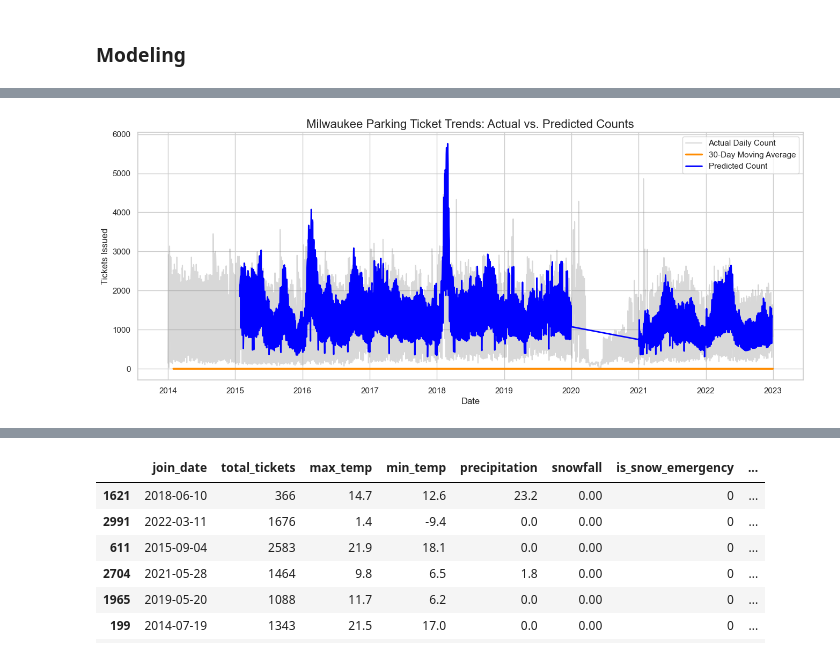
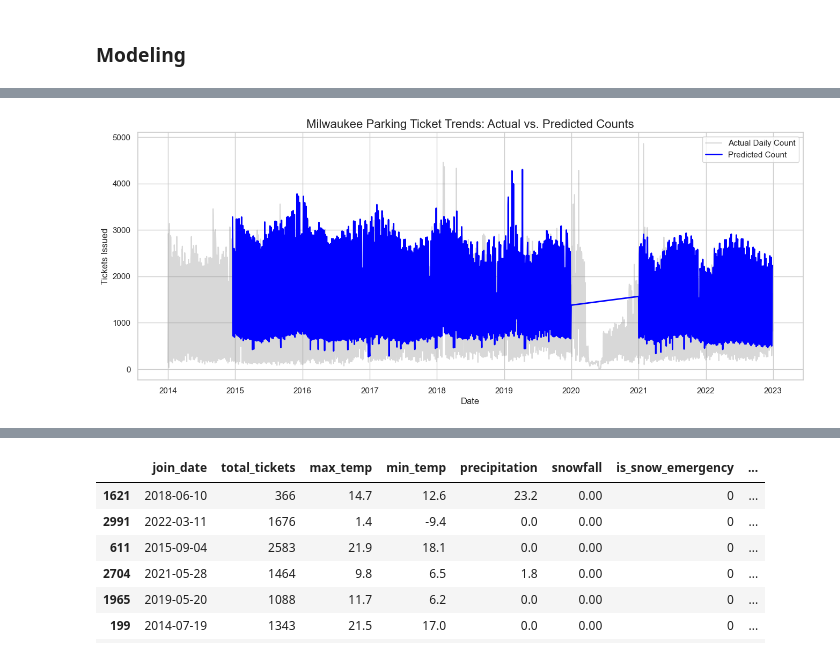
Before and after one commit to johneckberg/Milwaukee-Ticket-Data-Analysis, a Jupyter notebook: parking_final_project.ipynb, the cells around one changed output, grey strips where cells are left out. Drawn from its saved outputs; the diff is of its cells as text; code cells hidden in the pictures.

Commit message:
shifted stuff around, fixed cos and sine encoding and shifted rolling average to prevent data leakage

```diff
--- a/parking_final_project.ipynb
+++ b/parking_final_project.ipynb
@@ -337,7 +337,7 @@ Sunday is very CLEARLY the least Ticketed day, followed by Monday!
 daily_summary_df = daily_summary_df.sort_values('join_date').reset_index(drop=True)
 
 # Calculate the 30-day moving average  [a single day's ticket total and 29 days prior to that Averaged]
-daily_summary_df['rolling_30d_avg'] = daily_summary_df['total_tickets'].rolling(window=30).mean()
+daily_summary_df['rolling_30d_avg'] = daily_summary_df['total_tickets'].rolling(window=30).mean().shift(1)  # Shift by 1 to avoid look-ahead bias
 
 
 plt.figure(figsize=(16, 6))
@@ -701,8 +701,15 @@ print(vif_df)
 # month_sin, month_cos, weekday_sin, weekday_cos
 daily_summary_df['month_sin'] = np.sin(2 * np.pi * daily_summary_df['Month'] / 12)
 daily_summary_df['month_cos'] = np.cos(2 * np.pi * daily_summary_df['Month'] / 12)
-daily_summary_df['weekday_sin'] = np.sin(2 * np.pi * daily_summary_df['Day'] / 7)
-daily_summary_df['weekday_cos'] = np.cos(2 * np.pi * daily_summary_df['Day'] / 7)
+# map WeekDay to integer
+weekday_map = {'Monday': 0, 'Tuesday': 1, 'Wednesday': 2, 'Thursday': 3, 'Friday': 4, 'Saturday': 5, 'Sunday': 6}
+daily_summary_df['WeekDay_num'] = daily_summary_df['WeekDay'].map(weekday_map)
+daily_summary_df['weekday_sin'] = np.sin(2 * np.pi * daily_summary_df['WeekDay_num'] / 7)
+daily_summary_df['weekday_cos'] = np.cos(2 * np.pi * daily_summary_df['WeekDay_num'] / 7)
+
+# map day of month to cyclical features as well?
+daily_summary_df['day_sin'] = np.sin(2 * np.pi * daily_summary_df['Day'] / 31)
+daily_summary_df['day_cos'] = np.cos(2 * np.pi * daily_summary_df['Day'] / 31)
 
 # normalize the numerical features (min-max scaling)
 from sklearn.preprocessing import MinMaxScaler
@@ -738,7 +745,7 @@ target = 'total_tickets'
 model_df = daily_summary_df[daily_summary_df['Year'] != 2020].dropna(subset=features + [target]).copy()
 
 # rolling window cross-validation
-n_splits = 7
+n_splits = 8
 window_size = int(len(model_df) / (n_splits + 1))
 
 pearson_stats = []
@@ -780,6 +787,8 @@ for i in range(n_splits):
     loss_values.append(result.llf)
 
     # debugging print if y_pred has nans
+    # The predicted_tickets column is NaN for the first year because of how rolling window cross-validation is set up
+
     if np.isnan(y_pred).any():
         print(f"Warning: NaNs detected in y_pred for fold {i+1}. Indices: {np.where(np.isnan(y_pred))[0]}")
 
@@ -831,0 +842,5 @@ Fold 7: Pearson/df = 0.78, Deviance/df = 0.93, NMSE = 0.1346, Final Log-Likeliho
+# %%
+# model.summary()
+# model_df.head()
+daily_summary_df = daily_summary_df.sort_values('join_date').reset_index(drop=True)
+daily_summary_df.head(30)
@@ -832,27 +959,26 @@ Fold 7: Pearson/df = 0.78, Deviance/df = 0.93, NMSE = 0.1346, Final Log-Likeliho
 # %%
 # overlay the logged prediction counts with the actual daily ticket values
 # this didnt work very well
 import matplotlib.pyplot as plt
 import seaborn as sns
 import numpy as np
 
 # ensure dataframe is sorted by date
 daily_summary_df = daily_summary_df.sort_values('join_date').reset_index(drop=True)
 
 
 # plot actual daily counts and overlay predicted counts (assume predicted_tickets column exists)
 plt.figure(figsize=(16, 6))
 sns.lineplot(data=daily_summary_df, x='join_date', y='total_tickets', color='gray', alpha=0.3, label='Actual Daily Count')
-sns.lineplot(data=daily_summary_df, x='join_date', y='rolling_30d_avg', color='darkorange', linewidth=2.5, label='30-Day Moving Average')
 sns.lineplot(data=daily_summary_df, x='join_date', y='predicted_tickets', color='blue', linewidth=2, label='Predicted Count')
 
 plt.title("Milwaukee Parking Ticket Trends: Actual vs. Predicted Counts", fontsize=16)
 plt.xlabel("Date")
 plt.ylabel("Tickets Issued")
 plt.legend()
 plt.show()
 # %% [output]
-[figure, old version]
+[figure, new version]
 # %%
 # KDE plot for actual daily ticket counts
 plt.figure(figsize=(8, 5))
```
Also changed, not shown: parts of 12 cells of this notebook, 1 other file.
